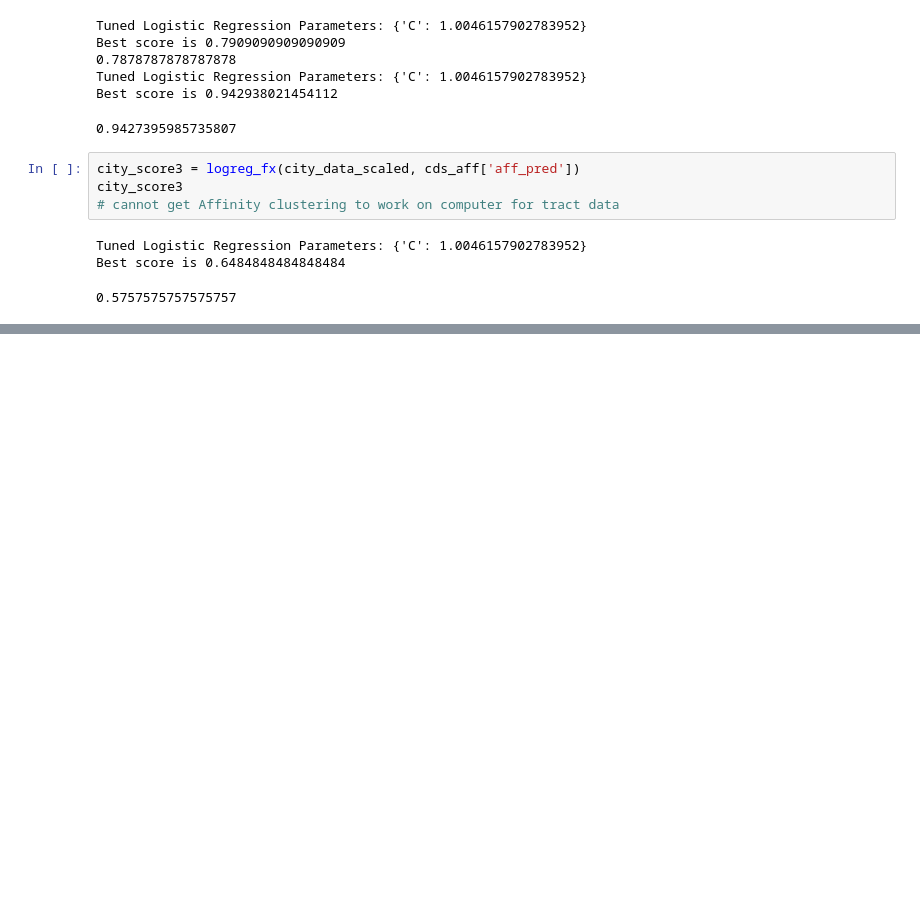
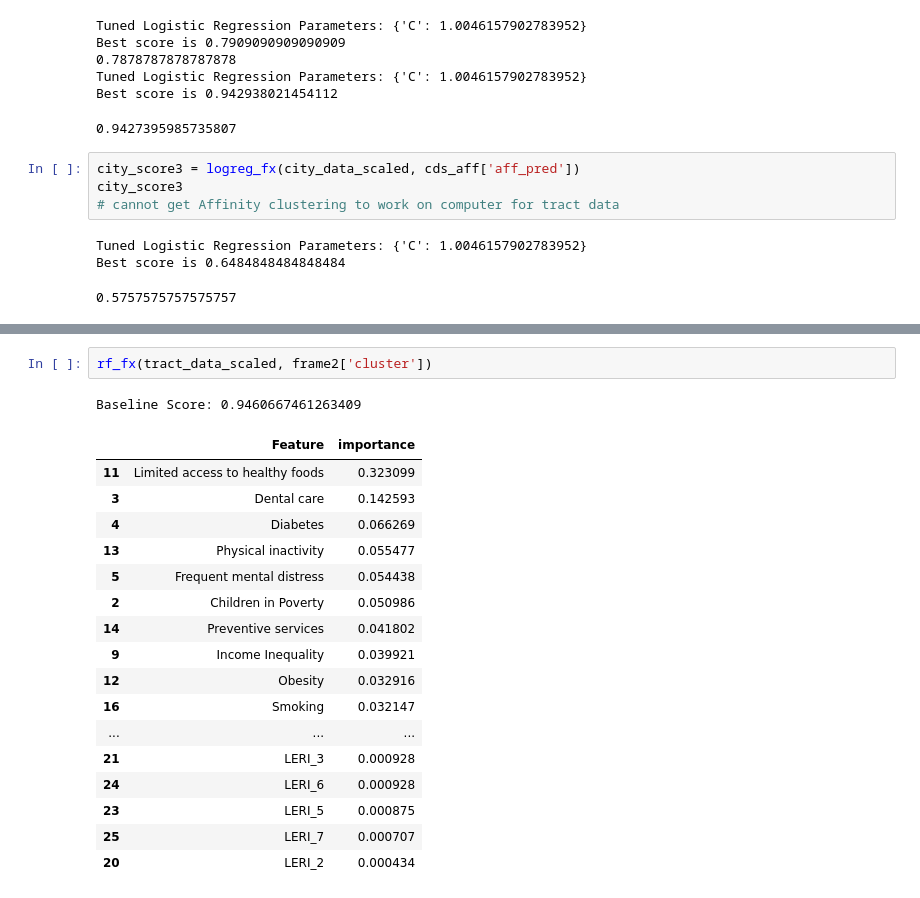
Before and after one commit to lilfetz22/Health_Scores_CAP2, a Jupyter notebook: scripts/Health_Scores_ML.ipynb, the cells around one changed output, grey strips where cells are left out. Drawn from its saved outputs; the diff is of its cells as text; blank space fills up the shorter version.

```diff
--- a/scripts/Health_Scores_ML.ipynb
+++ b/scripts/Health_Scores_ML.ipynb
@@ -224,0 +269,21 @@ Best score is 0.6484848484848484
+# %%
+rf_fx(tract_data_scaled, frame2['cluster'])
+# %% [output]
+Baseline Score: 0.9460667461263409
+|  | Feature | importance |
+| 11 | Limited access to healthy foods | 0.323099 |
+| 3 | Dental care | 0.142593 |
+| 4 | Diabetes | 0.066269 |
+| 13 | Physical inactivity | 0.055477 |
+| 5 | Frequent mental distress | 0.054438 |
+| 2 | Children in Poverty | 0.050986 |
+| 14 | Preventive services | 0.041802 |
+| 9 | Income Inequality | 0.039921 |
+| 12 | Obesity | 0.032916 |
+| 16 | Smoking | 0.032147 |
+| ... | ... | ... |
+| 21 | LERI_3 | 0.000928 |
+| 24 | LERI_6 | 0.000928 |
+| 23 | LERI_5 | 0.000875 |
+| 25 | LERI_7 | 0.000707 |
+| 20 | LERI_2 | 0.000434 |
```
Also changed, not shown: parts of 12 cells of this notebook.
